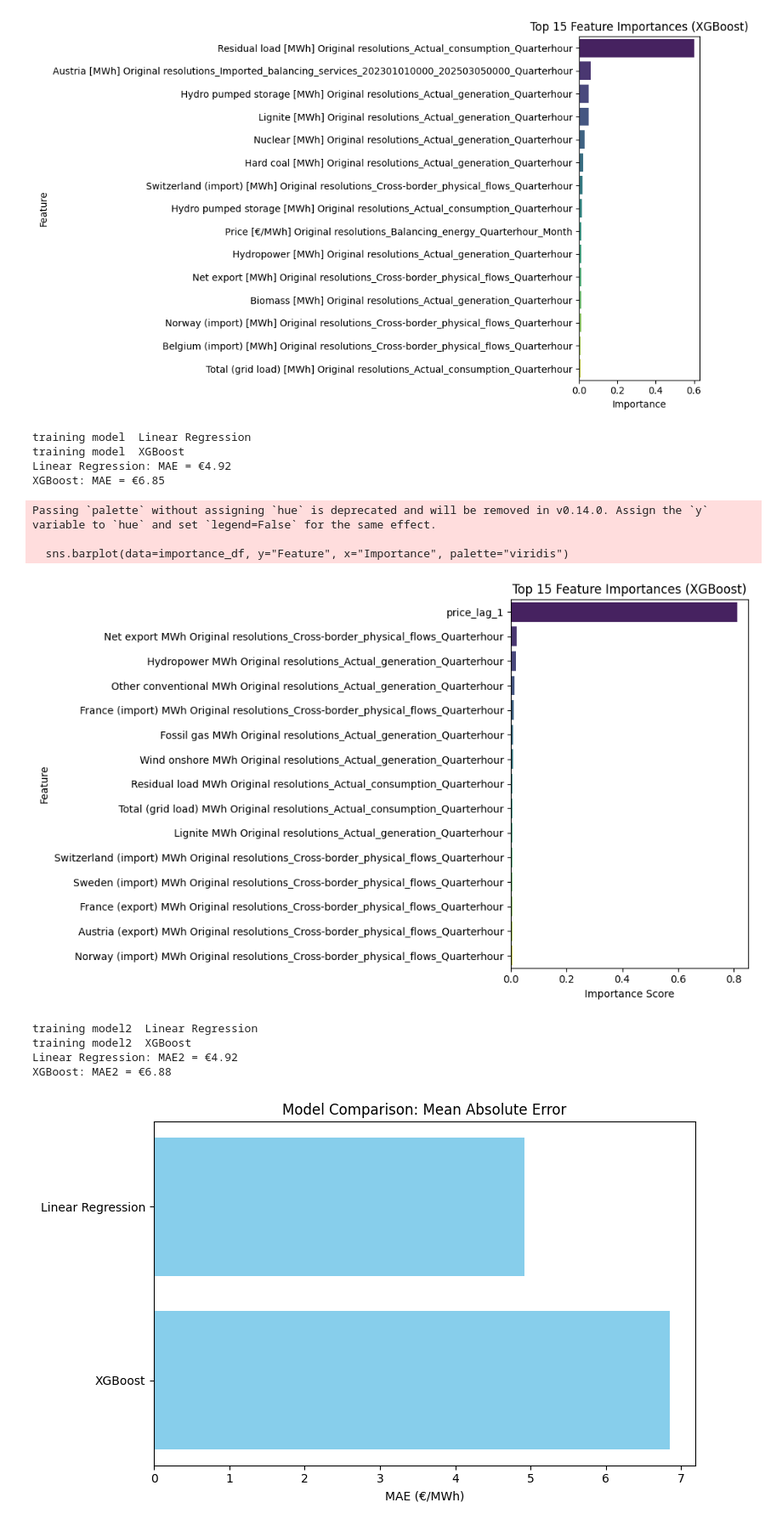
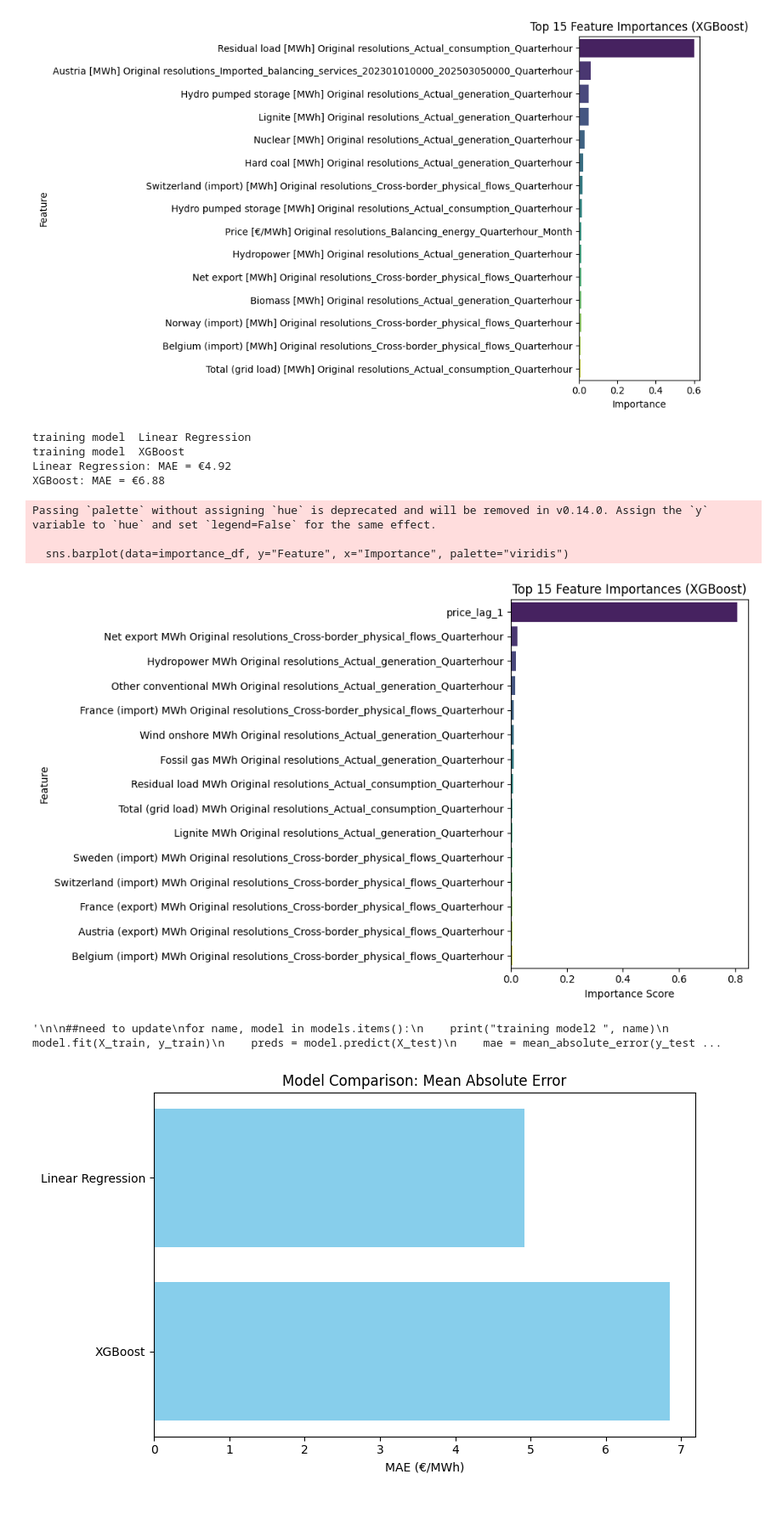
Before and after one commit to christylaminated/PowerCast, a Jupyter notebook: cleanedcsv/notes.ipynb, the cells around one changed output. Shown at 85% size. Drawn from its saved outputs; the diff is of its cells as text; code cells hidden in the pictures.

```diff
--- a/cleanedcsv/notes.ipynb
+++ b/cleanedcsv/notes.ipynb
@@ -120,7 +120,7 @@ from sklearn.linear_model import LinearRegression
 from sklearn.ensemble import RandomForestRegressor
 from sklearn.svm import SVR
 from sklearn.metrics import mean_absolute_error
-
+merged_df.drop(columns=["price_lag_1"])
 models = {
     "Linear Regression": LinearRegression(),
     #"Random Forest": RandomForestRegressor(n_estimators=100, random_state=42),
@@ -165,7 +165,7 @@ plt.tight_layout()
 # 💾 Save the plot as a PNG file
 plt.savefig("feature_importance.png", dpi=300)
 plt.show()
-
+'''
 
 # Shift by 1 time step
 merged_df["price_lag_1"] = merged_df[target_col].shift(1)
@@ -185,41 +185,40 @@ X, y = X.align(y, join="inner", axis=0)
 #re-split
 split_index = int(len(merged_df) * 0.8)
 X_train, X_test = X.iloc[:split_index], X.iloc[split_index:]
 y_train, y_test = y.iloc[:split_index], y.iloc[split_index:]
 
 #clean up column names again (important for XGBoost)
 X_train.columns = X_train.columns.str.replace(r"[\[\]<>]","", regex=True)
 X_test.columns = X_test.columns.str.replace(r"[\[\]<>]", "", regex=True)
 '''
+'''
 [...] -> match any one of the charcters inside the brackets
 \[ and \] -> literal square brackets (need to be escaped)
-< and > -> match literal angle brackets
+< and > -> match literal angle brackets"
+'''
 '''
 
 ##need to update
 for name, model in models.items():
     print("training model2 ", name)
     model.fit(X_train, y_train)
     preds = model.predict(X_test)
     mae = mean_absolute_error(y_test, preds)
     results[name] = mae
 
 # Print sorted results
 for name, mae in sorted(results.items(), key=lambda x: x[1]):
-    print(f"{name}: MAE2 = €{mae:.2f}")
+    print(f"{name}: MAE2 = €{mae:.2f}")'''
 # %% [output]
 training model  Linear Regression
 training model  XGBoost
 Linear Regression: MAE = €4.92
-XGBoost: MAE = €6.85
+XGBoost: MAE = €6.88
 Passing `palette` without assigning `hue` is deprecated and will be removed in v0.14.0. Assign the `y` variable to `hue` and set `legend=False` for the same effect.
 
   sns.barplot(data=importance_df, y="Feature", x="Importance", palette="viridis")
-[figure, old version]
+[figure, new version]
-training model2  Linear Regression
-training model2  XGBoost
-Linear Regression: MAE2 = €4.92
-XGBoost: MAE2 = €6.88
+'\n\n##need to update\nfor name, model in models.items():\n    print("training model2 ", name)\n    model.fit(X_train, y_train)\n    preds = model.predict(X_test)\n    mae = mean_absolute_error(y_test ...
 # %%
 import matplotlib.pyplot as plt
 
```
Also changed, not shown: 2 other files.
